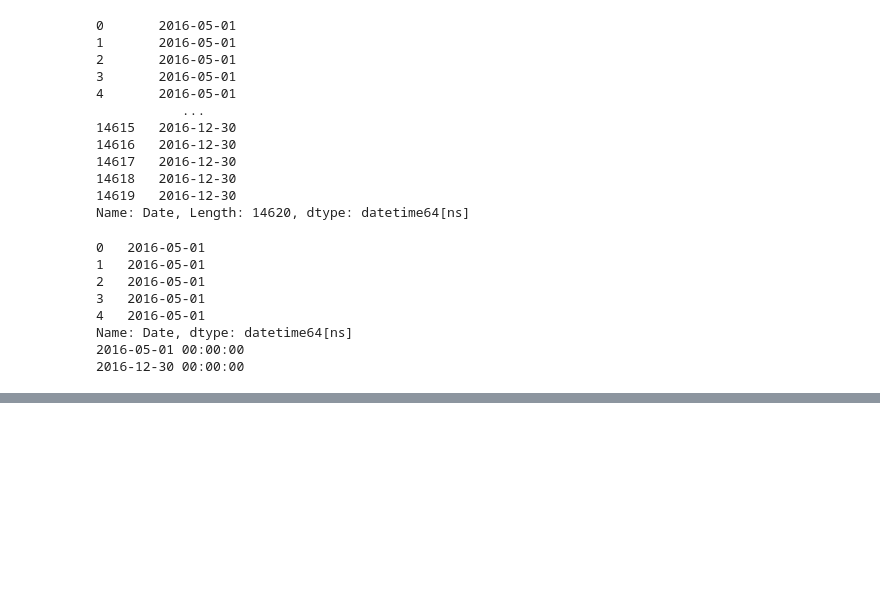
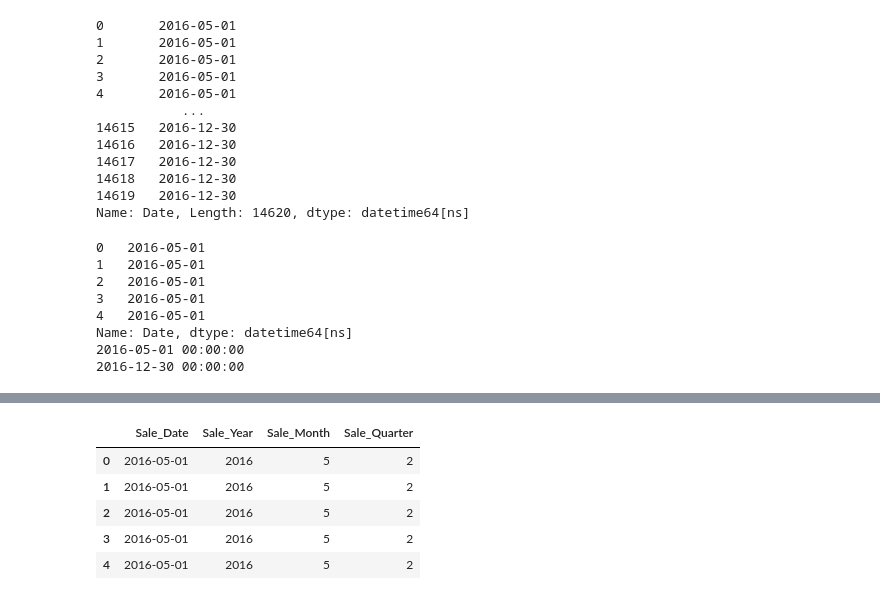
Before and after one commit to patelshivam109/AI-Powered-Real-Estate-Intelligence-Valuation-Investment-Recommendation-Platform, a Jupyter notebook: notebooks/01_data_cleaning.ipynb, the cells around one changed output, grey strips where cells are left out. Drawn from its saved outputs; the diff is of its cells as text; code cells hidden in the pictures; blank space fills up the shorter version.

Commit message:
Added sale date, year, month and quarter features

```diff
--- a/notebooks/01_data_cleaning.ipynb
+++ b/notebooks/01_data_cleaning.ipynb
@@ -147,3 +147,8 @@ print(converted_dates.max())
 Name: Date, dtype: datetime64[ns]
 2016-05-01 00:00:00
 2016-12-30 00:00:00
+# %%
+df_a["Sale_Date"] = (
+    pd.to_datetime("1899-12-30")
+    + pd.to_timedelta(df_a["Date"], unit="D")
+)
@@ -149,0 +164,15 @@ Name: Date, dtype: datetime64[ns]
+# %%
+df_a["Sale_Year"] = df_a["Sale_Date"].dt.year
+df_a["Sale_Month"] = df_a["Sale_Date"].dt.month
+df_a["Sale_Quarter"] = df_a["Sale_Date"].dt.quarter
+# %%
+df_a[
+    ["Sale_Date", "Sale_Year", "Sale_Month", "Sale_Quarter"]
+].head()
+# %% [output]
+|  | Sale_Date | Sale_Year | Sale_Month | Sale_Quarter |
+| 0 | 2016-05-01 | 2016 | 5 | 2 |
+| 1 | 2016-05-01 | 2016 | 5 | 2 |
+| 2 | 2016-05-01 | 2016 | 5 | 2 |
+| 3 | 2016-05-01 | 2016 | 5 | 2 |
+| 4 | 2016-05-01 | 2016 | 5 | 2 |
```
Also changed, not shown: parts of 1 cell of this notebook.
